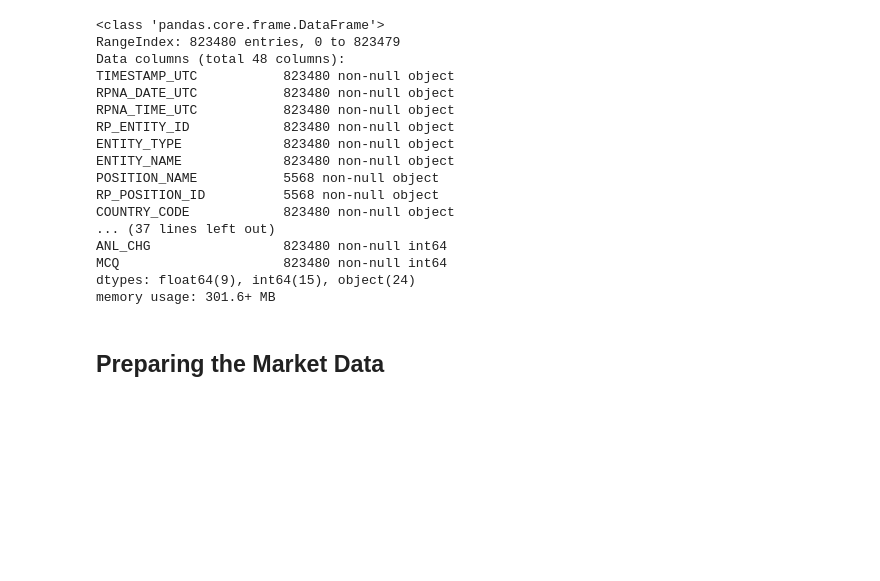
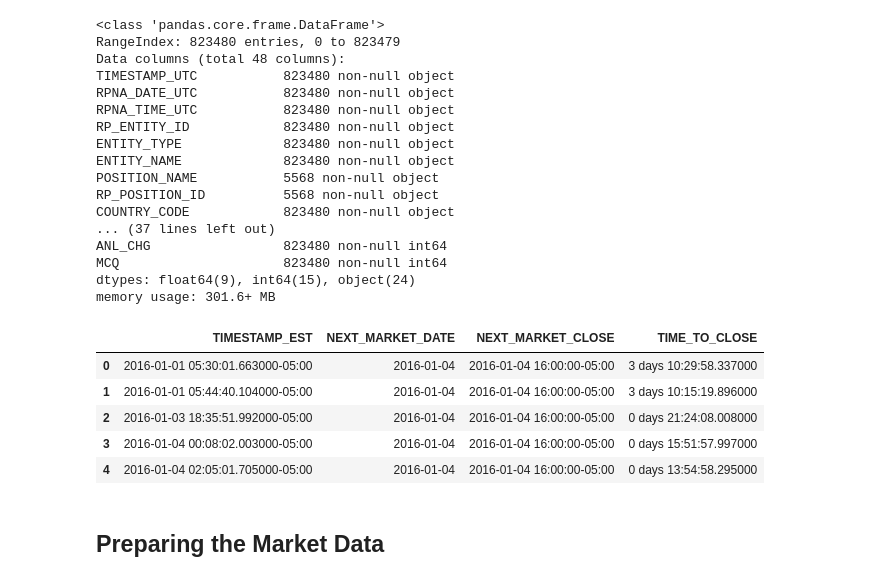
Before and after one commit to nico-busch/PHBS_MLF_2018, a Jupyter notebook: notebook.ipynb, the cells around one changed output. Cells and saved outputs as stored; diff of their text form; code cells hidden in the pictures; blank space fills up the shorter version.

```diff
--- a/notebook.ipynb
+++ b/notebook.ipynb
@@ -53,31 +49,51 @@ df_news['RPNA_TIME_EST'] = df_news['TIMESTAMP_EST'].dt.time
 # %%
-# if market is closed get next day
+# convert UTC to Eastern Standard Time
+
+df_news['TIMESTAMP_EST'] = df_news['TIMESTAMP_UTC'].dt.tz_convert('America/New_York')
+df_news['RPNA_DATE_EST'] = df_news['TIMESTAMP_EST'].dt.date
+df_news['RPNA_TIME_EST'] = df_news['TIMESTAMP_EST'].dt.time
+
+# get next market day for every observation (news) according to the US trading calendar
+
 from pandas.tseries.offsets import CustomBusinessDay
 
 from pandas.tseries.holiday import AbstractHolidayCalendar, Holiday, nearest_workday, \
     USMartinLutherKingJr, USPresidentsDay, GoodFriday, USMemorialDay, \
     USLaborDay, USThanksgivingDay
 
 class USTradingCalendar(AbstractHolidayCalendar):
     rules = [Holiday('NewYearsDay', month = 1, day = 1, observance = nearest_workday),
              USMartinLutherKingJr,
              USPresidentsDay,
              GoodFriday,
              USMemorialDay,
              Holiday('USIndependenceDay', month = 7, day = 4, observance = nearest_workday),
              USLaborDay,
              USThanksgivingDay,
              Holiday('Christmas', month = 12, day = 25, observance = nearest_workday)]
 
 bday_us = CustomBusinessDay(calendar = USTradingCalendar())
+nasdaq_close = '16:00:00'
 
-nasdaq_close = pd.to_datetime('16:00:00').time()
-
-df_news['NEXT_MARKET_DATE'] = pd.to_datetime(np.where(df_news['RPNA_TIME_EST'] > nasdaq_close,
+df_news['NEXT_MARKET_DATE'] = pd.to_datetime(np.where(df_news['RPNA_TIME_EST'] > pd.to_datetime(nasdaq_close).time(),
                                                       df_news['RPNA_DATE_EST'] + bday_us,
                                                       df_news['RPNA_DATE_EST'] + 0 * bday_us))
-df_news['NEXT_MARKET_CLOSE'] = (df_news['NEXT_MARKET_DATE'] + pd.Timedelta(16, unit ='h')).dt.tz_localize('America/New_York')
+df_news['NEXT_MARKET_CLOSE'] = (df_news['NEXT_MARKET_DATE'] + pd.Timedelta(nasdaq_close)).dt.tz_localize('America/New_York')
 df_news['TIME_TO_CLOSE'] = df_news['NEXT_MARKET_CLOSE'] - df_news['TIMESTAMP_EST']
+
+df_news[['TIMESTAMP_EST', 'NEXT_MARKET_DATE', 'NEXT_MARKET_CLOSE', 'TIME_TO_CLOSE']].head(5)
+
+'''
+the algortihm is working as intended: the stock market was closed from 1st to 3rd January
+-> next market day on 4th January
+'''
+# %% [output]
+|  | TIMESTAMP_EST | NEXT_MARKET_DATE | NEXT_MARKET_CLOSE | TIME_TO_CLOSE |
+| 0 | 2016-01-01 05:30:01.663000-05:00 | 2016-01-04 | 2016-01-04 16:00:00-05:00 | 3 days 10:29:58.337000 |
+| 1 | 2016-01-01 05:44:40.104000-05:00 | 2016-01-04 | 2016-01-04 16:00:00-05:00 | 3 days 10:15:19.896000 |
+| 2 | 2016-01-03 18:35:51.992000-05:00 | 2016-01-04 | 2016-01-04 16:00:00-05:00 | 0 days 21:24:08.008000 |
+| 3 | 2016-01-04 00:08:02.003000-05:00 | 2016-01-04 | 2016-01-04 16:00:00-05:00 | 0 days 15:51:57.997000 |
+| 4 | 2016-01-04 02:05:01.705000-05:00 | 2016-01-04 | 2016-01-04 16:00:00-05:00 | 0 days 13:54:58.295000 |
 # %% [markdown]
 ## Preparing the Market Data
 # %%
```
Also changed, not shown: parts of 21 cells of this notebook.
